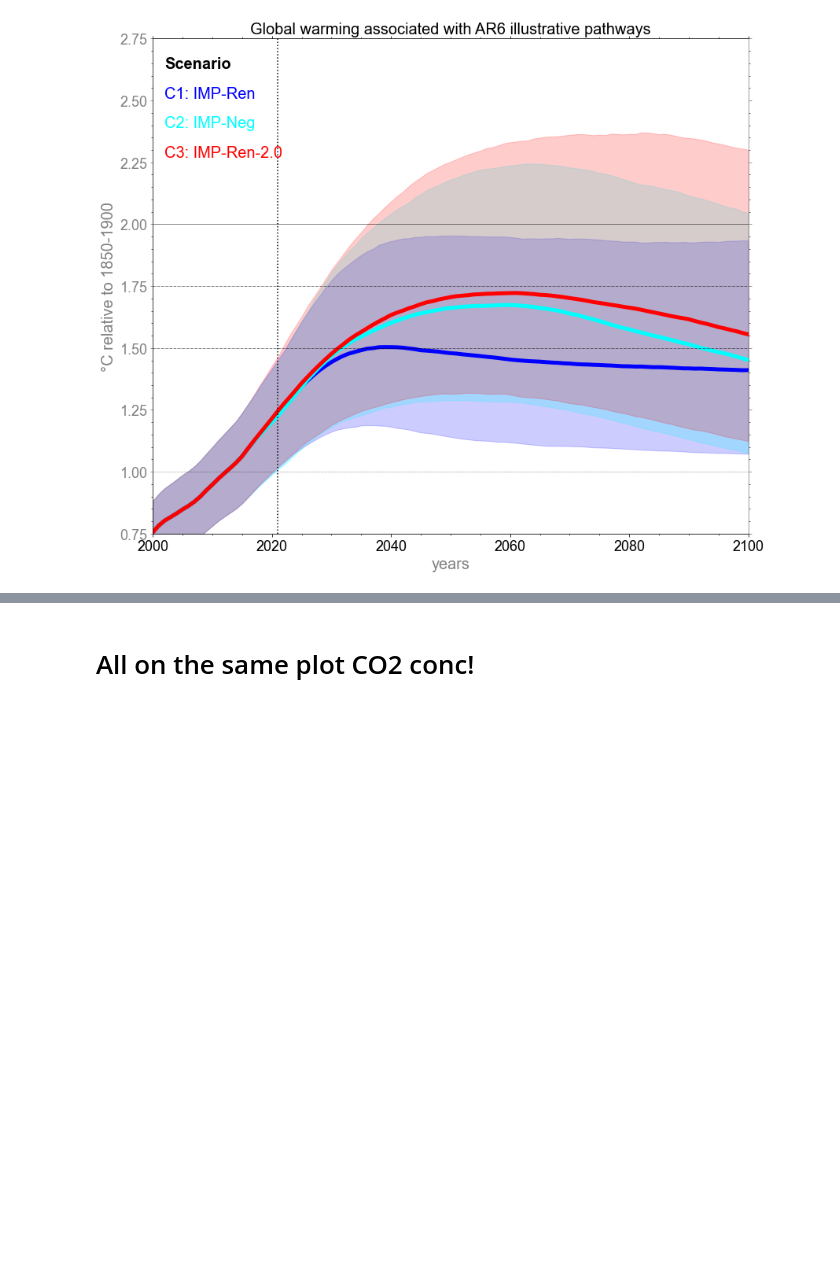
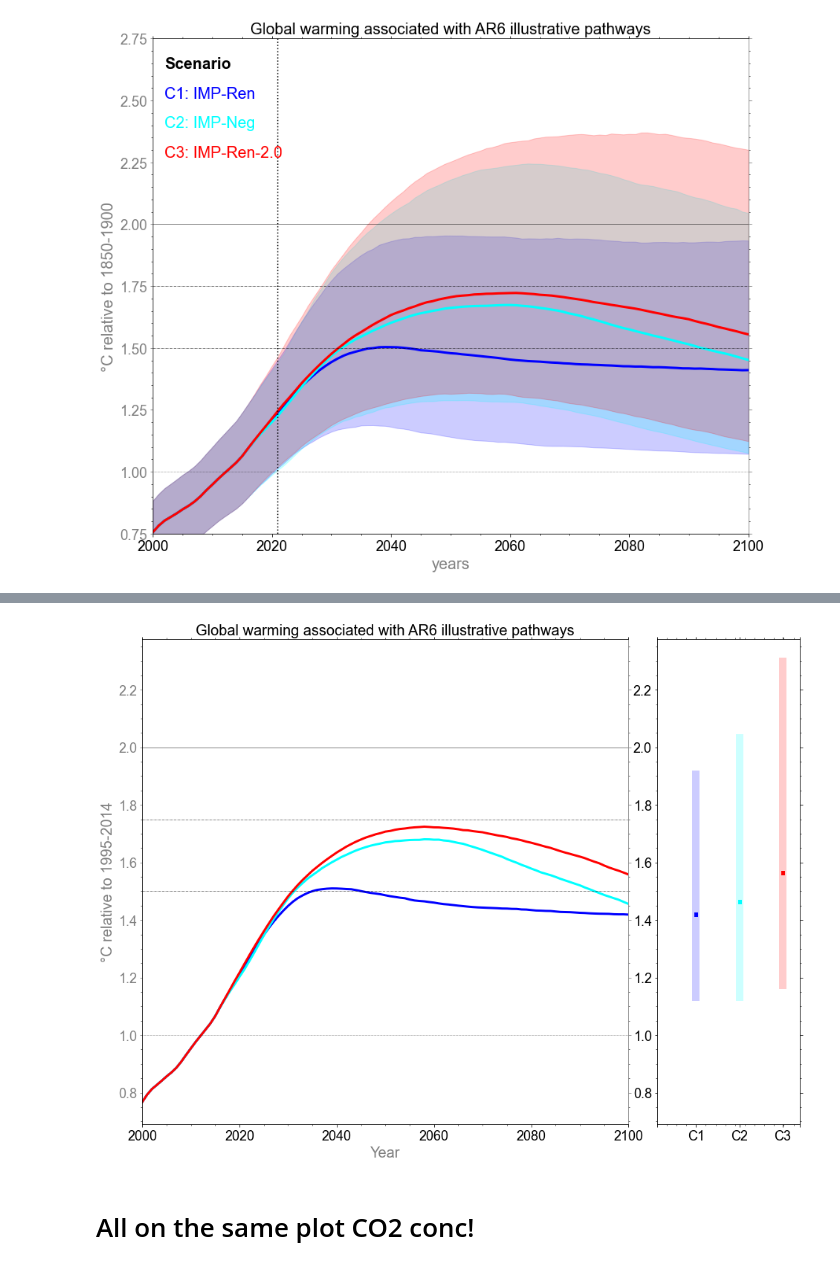
Before and after one commit to camillamathison/FaIR-Spice, a Jupyter notebook: notebooks/run-fair-ar6-illusPath-overshoot-emis.ipynb, the cells around one changed output, grey strips where cells are left out. Saved outputs shown, nothing was run; the diff lists cells and outputs as text; code cells hidden in the pictures; blank space fills up the shorter version.

```diff
--- a/notebooks/run-fair-ar6-illusPath-overshoot-emis.ipynb
+++ b/notebooks/run-fair-ar6-illusPath-overshoot-emis.ipynb
@@ -600,0 +703,93 @@ DeepElec_SSP2_ HighRE_Budg900 101
+# %%
+cmsize=(17,12)
+fsize=10
+dpi_display=500
+fontfam = "Arial"
+pl.subplots(figsize=(20, 12))
+
+fig.suptitle("Evolution of mean temperature change for AR6 Illustrative pathways",size=12)
+#scenarios = ['zero', 'constant_forcing', 'constant_emissions', 'infrastructure', 'scenario']
+#scenarios = ['ssp119',  'ssp126', 'ssp245', 'ssp370', 'ssp434', 'ssp585']
+# Removed the 1995-2014 mean and added the observed warming of 0.85 onto this
+#fig, ax = pl.subplots(figsize=(12, 10))
+
+ax=plt.subplot2grid((1,5),(0,0),colspan=3)
+ax1=plt.subplot2grid((1,5),(0,3))
+#ax1=plt.subplots_adjust(wspace=0.1)
+
+ax.tick_params(axis='both', which='major', labelsize=18)
+ax.tick_params(axis='both', which='minor', labelsize=18)
+ax1.tick_params(axis='both', which='major', labelsize=18)
+ax1.tick_params(axis='both', which='minor', labelsize=18)
+#ax.text(0.02, 0.94, 'Scenario', fontweight='bold', fontsize=20, transform=ax.transAxes)
+
+for i, scenario in enumerate(scenarios):
+    #ax.fill_between(np.arange(2000,2101),
+    #                np.percentile(results_out[scenario]['temp_2'][250:351,:]+0.85 , 5, axis=1),
+    #                np.percentile(results_out[scenario]['temp_2'][250:351,:]+0.85 , 95, axis=1),
+    #                color=colors[scenario], alpha=0.2)
+    ax.plot(np.arange(2000, 2101), np.median(results_out[scenario]['temp_2'][250:351,:]+0.85 , axis=1), color=colors[scenario],linewidth=3, label=labels[scenario])
+    #ax.text(0.02, 0.88-0.06*i, labels[scenario], color=colors[scenario], transform=ax.transAxes, fontsize=20)
+#ax.legend(fontsize=10);
+ax.set_title('Global warming associated with AR6 illustrative pathways', fontsize=20);
+ax.set_xlim(2000, 2100)
+#ax.set_ylim(-0.5, 1.5)
+
+from matplotlib import ticker
+
+#ax1 = ax.twinx()
+#positions = np.arange(0.75, 2.76, 0.25)
+#ax.yaxis.set_major_locator(ticker.FixedLocator(positions))
+
+#ax.set_ylim(0.75,2.75)
+ax.spines['right'].set_color('gray')
+ax.tick_params(axis='y', colors='gray')
+ax.set_ylabel('°C relative to 1995-2014', color='gray',fontsize=20)
+ax.set_xlabel('Year', color='gray',fontsize=20)
+pl.axvline(2021, ls=':', color='k')
+
+ax.axhline(1, ls=':', color='k', lw=0.5)
+ax.axhline(1.5, ls='-.', color='k', lw=0.5)
+ax.axhline(1.75, ls='-.', color='k', lw=0.5)
+ax.axhline(2.0, ls='-', color='k', lw=0.5)
+
+ax1=plt.subplot2grid((1,5),(0,3),sharey=ax)
+
+
+for i, scenario in enumerate(scenarios):
+    data = results_out[scenario]['temp_2'][250:351,:]+0.85
+
+    fifth = np.percentile(results_out[scenario]['temp_2'][250:351,:]+0.85 , 5, axis=1)
+    twentyfifth= np.percentile(results_out[scenario]['temp_2'][250:351,:]+0.85 , 25, axis=1)
+    middle = np.percentile(results_out[scenario]['temp_2'][250:351,:]+0.85, 50, axis=1)
+    seventyfifth = np.percentile(results_out[scenario]['temp_2'][250:351,:]+0.85 , 75, axis=1)
+    ninetyfifth = np.percentile(results_out[scenario]['temp_2'][250:351,:]+0.85 , 95, axis=1)
+
+    print('5th               25th                    50th                    75th                     95th')
+    print(fifth[99], twentyfifth[99], middle[99], seventyfifth[99], ninetyfifth[99])
+
+
+    ax1.plot([i+1,i+1],[fifth[99],ninetyfifth[99]], linewidth=10,color=colors[scenario], alpha=0.2)
+    ax1.plot([i+1,i+1],[middle[99]-0.001,middle[99]+0.001],linewidth=5,color=colors[scenario])
+    ax1.plot([i+1,i+1],[middle[99],middle[99]],linewidth=15,color=colors[scenario])
+
+plotlabels=['','C1','C2','C3','']
+ax1.tick_params(axis='both', which='major', labelsize=18)
+ax1.tick_params(axis='both', which='minor', labelsize=18)
+ax1=plt.gca().set_xticklabels(plotlabels)
+ax1=plt.gca().set_xticks([0.1, 1, 2, 3, 3.4])
+
+#ax1.set_xlabel('Scenario', color='gray',fontsize=20)
+#ax1.grid()
+#fig.tight_layout()
+pl.savefig('plots/overshoot_illusPathways_scenarios_noplumetemp_1995_2014.png', dpi=500, transparent=False)
+
+#for scenario in scenarios:
+#    print(scenario, len(np.median(results_out[scenario]['temp_2'][250:351,:]+0.85 , axis=1)))
+#    #print(np.median(results_out[scenario]['temp_2'][250:351,:]+0.85 , axis=1))
+#    for i in np.arange(101):
+#        if (np.median(results_out[scenario]['temp_2'][250+i:250+i+1,:]+0.85 , axis=1))>=1.5:
+#            print (250+i)
+
+#    #print(scenario, np.median(results_out[scenario]['temp_2'][250:351,:]+0.85 , axis=1))
+# %% [output]
@@ -601,3 +802,4 @@ DeepElec_SSP2_ HighRE_Budg900 101
+[figure, added]
 # %% [markdown]
 # All on the same plot CO2 conc!
 # %%
```
Also changed, not shown: parts of 11 cells of this notebook.
